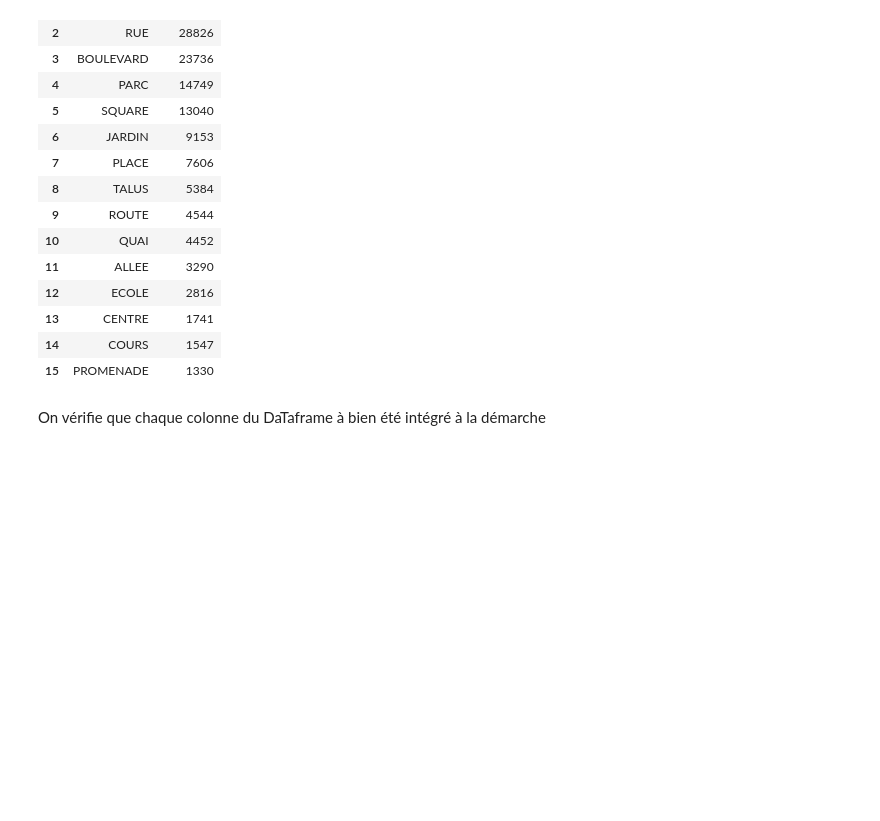
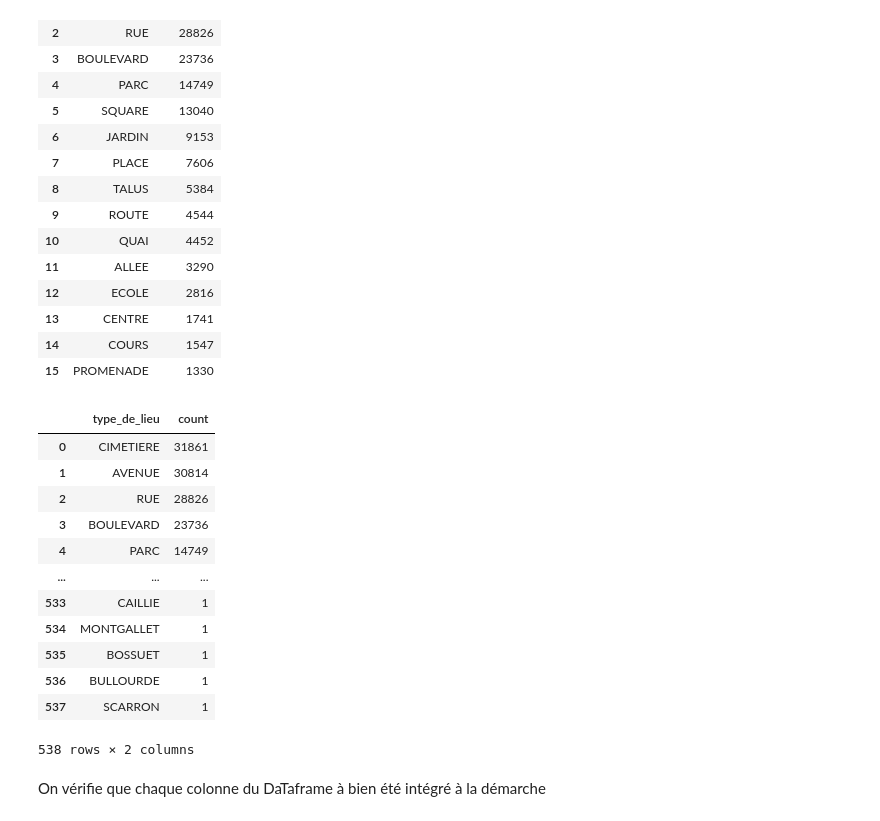
Before and after one commit to Antho-SJ/paris-trees, a Jupyter notebook: julien_notebook.ipynb, the cells around one changed output. Drawn from its saved outputs; the diff is of its cells as text; code cells hidden in the pictures; blank space fills up the shorter version.

```diff
--- a/julien_notebook.ipynb
+++ b/julien_notebook.ipynb
@@ -300,6 +297,22 @@ lieux_fréquents_df.head(16)
 | 13 | CENTRE | 1741 |
 | 14 | COURS | 1547 |
 | 15 | PROMENADE | 1330 |
+# %%
+df.type_de_lieu.value_counts().reset_index()
+# %% [output]
+|  | type_de_lieu | count |
+| 0 | CIMETIERE | 31861 |
+| 1 | AVENUE | 30814 |
+| 2 | RUE | 28826 |
+| 3 | BOULEVARD | 23736 |
+| 4 | PARC | 14749 |
+| ... | ... | ... |
+| 533 | CAILLIE | 1 |
+| 534 | MONTGALLET | 1 |
+| 535 | BOSSUET | 1 |
+| 536 | BULLOURDE | 1 |
+| 537 | SCARRON | 1 |
+538 rows × 2 columns
 # %% [markdown]
 On vérifie que chaque colonne du DaTaframe à bien été intégré à la démarche
 # %%
```
Also changed, not shown: parts of 13 cells of this notebook, 2 other files.
